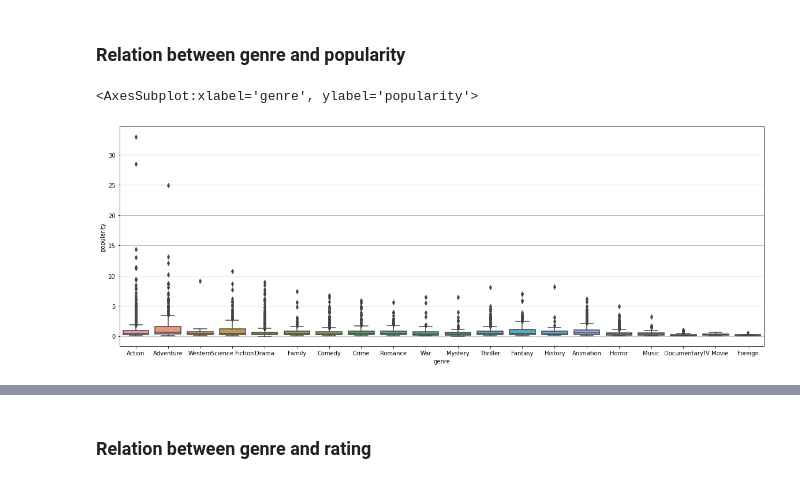
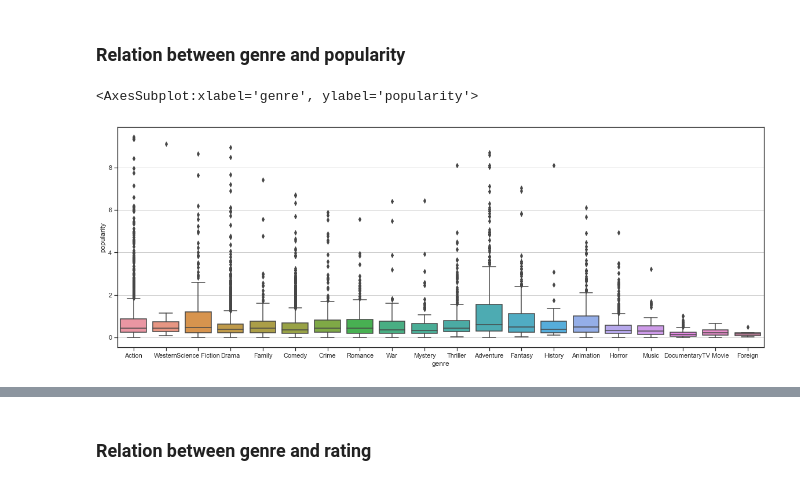
Before and after one commit to HossamHeikal/Investigate-dataset, a Jupyter notebook: investigate-a-dataset-template.ipynb, the cells around one changed output, grey strips where cells are left out. Saved outputs shown, nothing was run; the diff lists cells and outputs as text; code cells hidden in the pictures.

```diff
--- a/investigate-a-dataset-template.ipynb
+++ b/investigate-a-dataset-template.ipynb
@@ -180,10 +181,10 @@ df_clean.describe()
 # %%
 plt.figure(figsize=(20,7))
 plt.grid()
-sns.boxplot(x  = 'genre', y = 'popularity', data = df_clean)
+sns.boxplot(x  = 'genre', y = 'popularity', data = df_clean[df_clean['popularity'] <= 10])
 # %% [output]
 <AxesSubplot:xlabel='genre', ylabel='popularity'>
-[figure, old version]
+[figure, new version]
 # %%
 plt.figure(figsize=(20,7))
 plt.grid()
```
Also changed, not shown: parts of 18 cells of this notebook, 2 other files.
